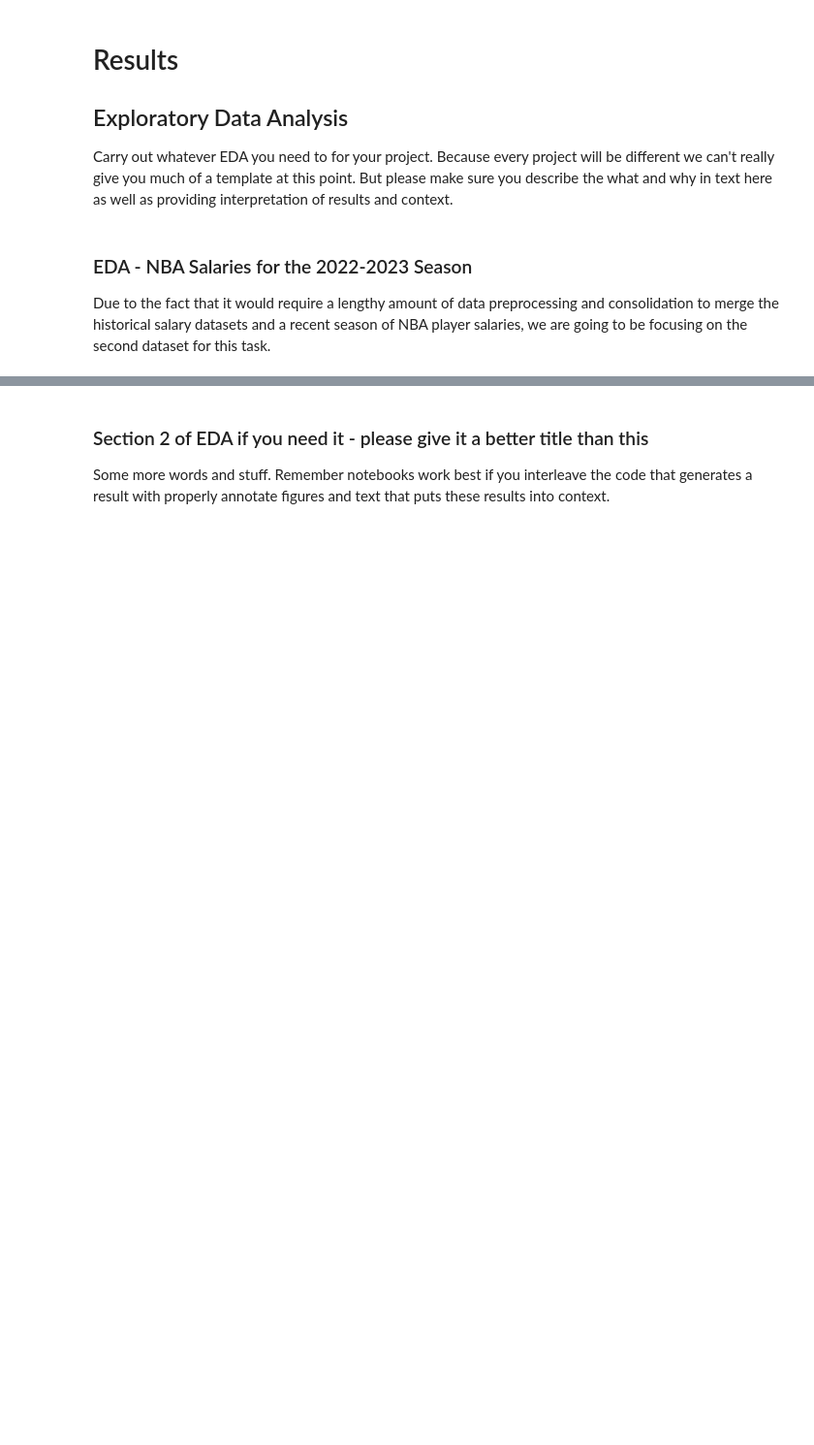
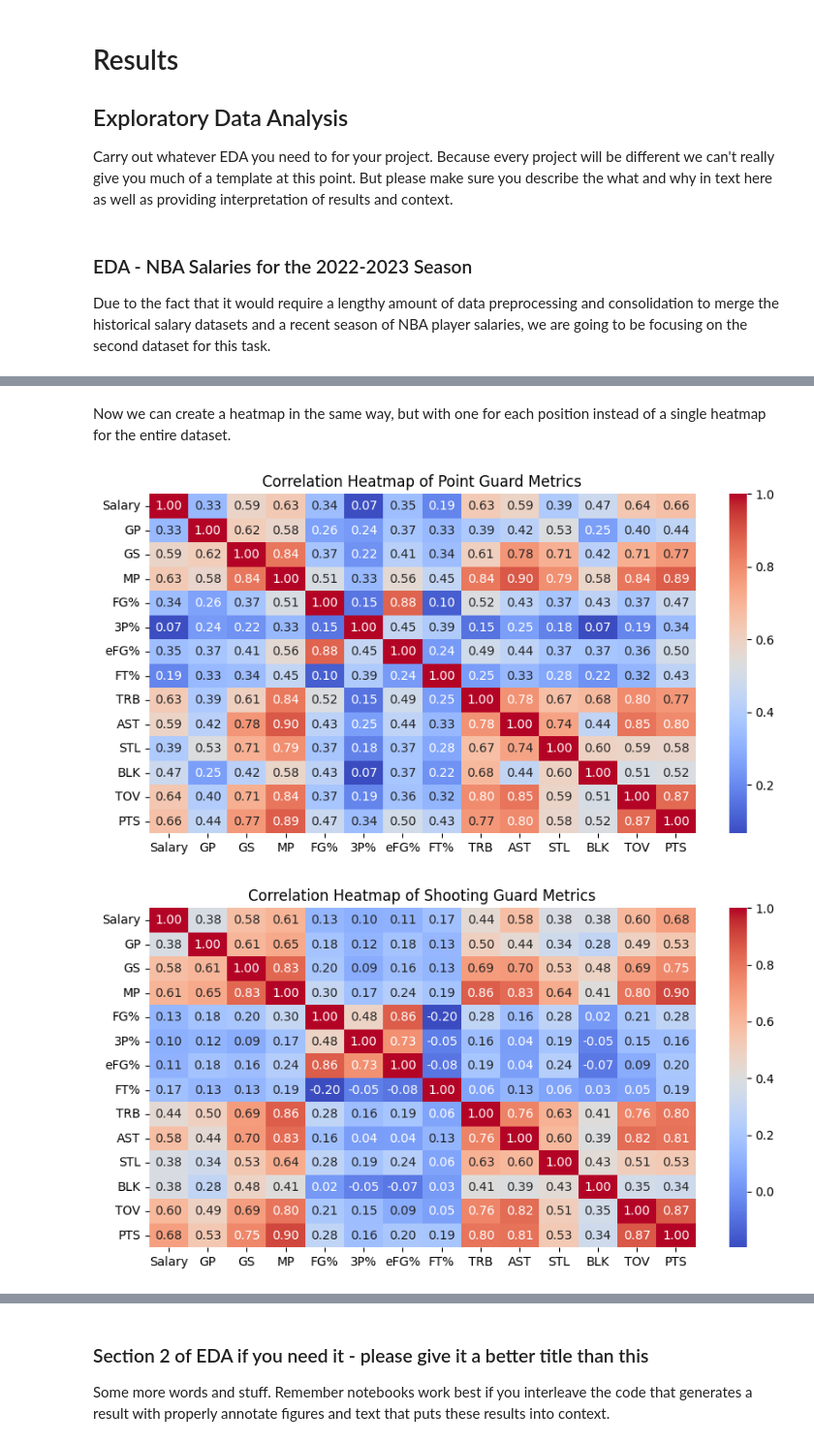
Before and after one commit to COGS108/Group048_WI24, a Jupyter notebook: EDACheckpoint_Group048_WI24.ipynb, the cells around one changed output, grey strips where cells are left out. Shown at 97% size. Saved outputs shown, nothing was run; the diff lists cells and outputs as text; code cells hidden in the pictures; blank space fills up the shorter version.

```diff
--- a/EDACheckpoint_Group048_WI24.ipynb
+++ b/EDACheckpoint_Group048_WI24.ipynb
@@ -183,0 +260,59 @@ sns.histplot(data=df2, x='Salary')
+# %%
+# Splits DataFrame into one DataFrame per position, manually adds players that are listed as muliple positions
+
+dfPG = df2.loc[df2['Position'] == 'PG']
+dfPG = pd.concat([dfPG, df2.loc[df2['Player Name'] == 'Kyrie Irving']])
+dfPG = pd.concat([dfPG, df2.loc[df2['Player Name'] == 'George Hill']])
+
+dfSG = df2.loc[df2['Position'] == 'SG']
+dfSG = pd.concat([dfSG, df2.loc[df2['Player Name'] == 'Spencer Dinwiddie']])
+dfSG = pd.concat([dfSG, df2.loc[df2['Player Name'] == 'Patrick Beverley']])
+dfSG = pd.concat([dfSG, df2.loc[df2['Player Name'] == 'Matisse Thybulle']])
+
+dfSF = df2.loc[df2['Position'] == 'SF']
+dfSF = pd.concat([dfSF, df2.loc[df2['Player Name'] == 'Mikal Bridges']])
+dfSF = pd.concat([dfSF, df2.loc[df2['Player Name'] == 'Kevin Knox']])
+
+dfPF = df2.loc[df2['Position'] == 'PF']
+
+dfC = df2.loc[df2['Position'] == 'C']
+# %% [markdown]
+Now we can create a heatmap in the same way, but with one for each position instead of a single heatmap for the entire dataset.
+# %%
+# Point Guard heatmap
+
+plt.figure(figsize=(10, 5))
+sns.heatmap(dfPG.drop(['Player Name', 'Position'], axis = 1).corr(), annot=True, cmap='coolwarm', fmt=".2f")
+plt.title('Correlation Heatmap of Point Guard Metrics')
+plt.show()
+
+# Shooting Guard heatmap
+
+plt.figure(figsize=(10, 5))
+sns.heatmap(dfSG.drop(['Player Name', 'Position'], axis = 1).corr(), annot=True, cmap='coolwarm', fmt=".2f")
+plt.title('Correlation Heatmap of Shooting Guard Metrics')
+plt.show()
+
+# Small Forward heatmap
+
+plt.figure(figsize=(10, 5))
+sns.heatmap(dfSF.drop(['Player Name', 'Position'], axis = 1).corr(), annot=True, cmap='coolwarm', fmt=".2f")
+plt.title('Correlation Heatmap of Small Forward Metrics')
+plt.show()
+
+# Power Forward heatmap
+
+plt.figure(figsize=(10, 5))
+sns.heatmap(dfSF.drop(['Player Name', 'Position'], axis = 1).corr(), annot=True, cmap='coolwarm', fmt=".2f")
+plt.title('Correlation Heatmap of Power Forward Metrics')
+plt.show()
+
+# Center heatmap
+
+plt.figure(figsize=(10, 5))
+sns.heatmap(dfSF.drop(['Player Name', 'Position'], axis = 1).corr(), annot=True, cmap='coolwarm', fmt=".2f")
+plt.title('Correlation Heatmap of Center Metrics')
+plt.show()
+# %% [output]
+[figure, added]
+[figure, added]
```
Also changed, not shown: parts of 21 cells of this notebook, 1 other file.
